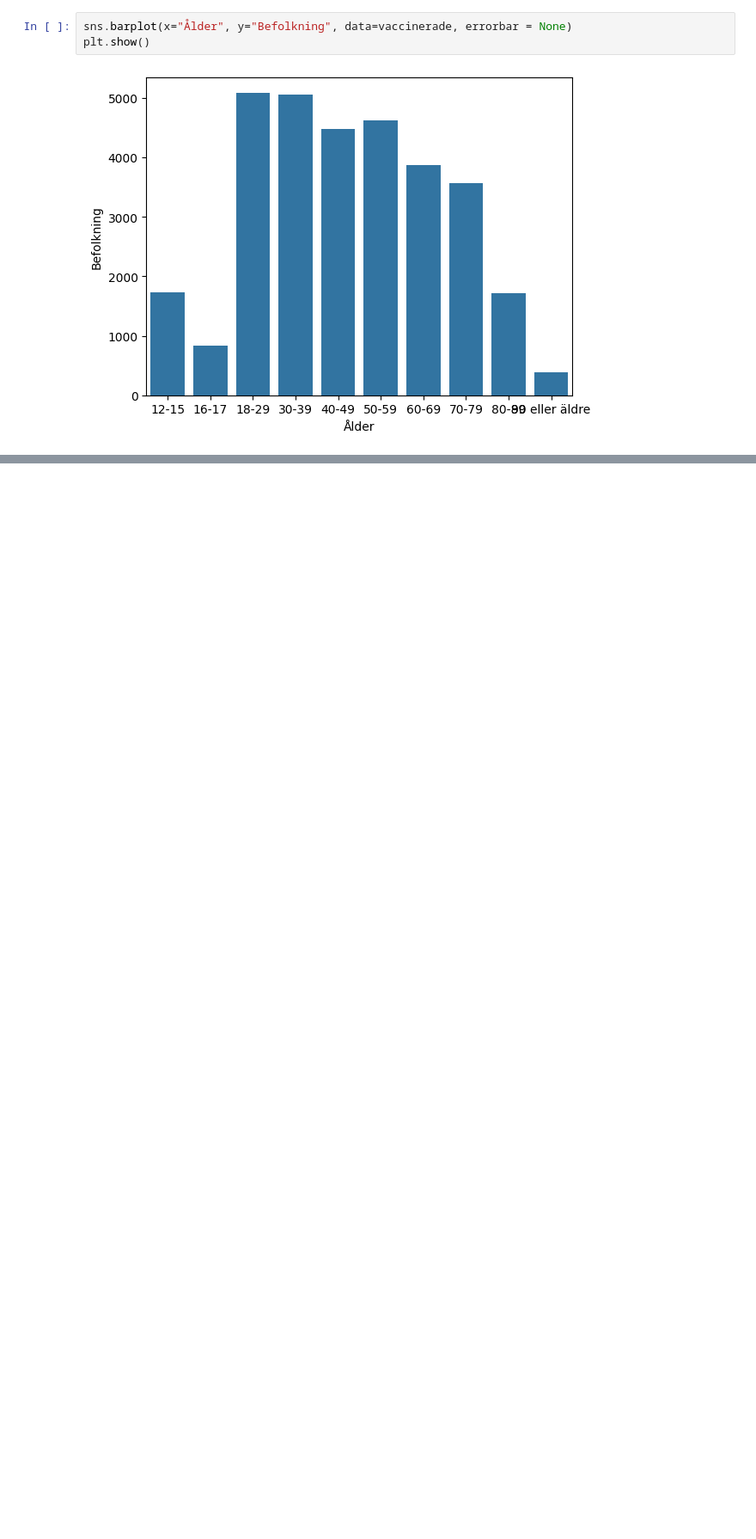
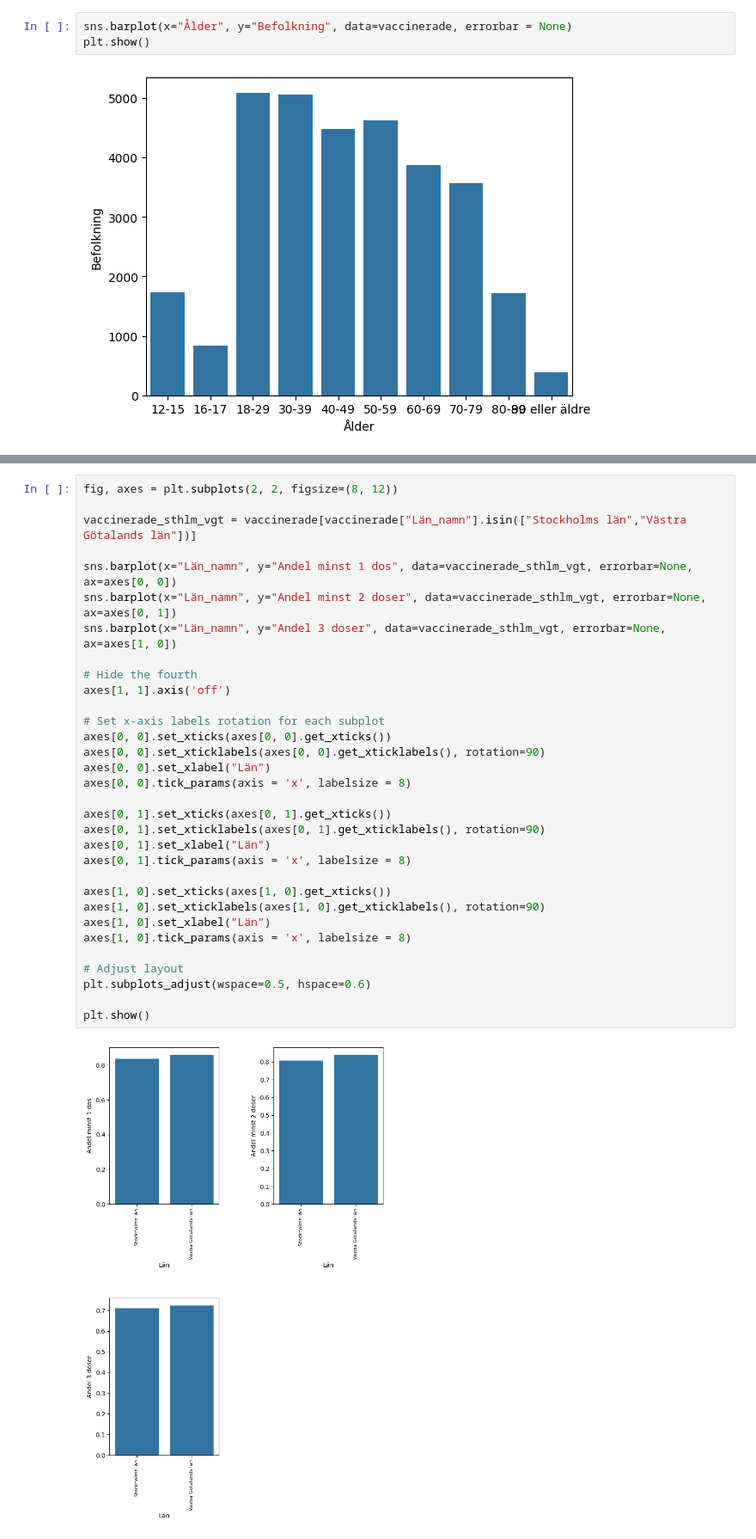
Before and after one commit to yomo001/databehandling-YOUNIS-MOUSSAVI, a Jupyter notebook: Laboration/lab1_uppgift2.ipynb, the cells around one changed output, grey strips where cells are left out. Shown at 86% size. Cells and saved outputs as stored; diff of their text form; blank space fills up the shorter version.

```diff
--- a/Laboration/lab1_uppgift2.ipynb
+++ b/Laboration/lab1_uppgift2.ipynb
@@ -90 +159,35 @@ plt.show()
+# %%
+fig, axes = plt.subplots(2, 2, figsize=(8, 12))
+
+vaccinerade_sthlm_vgt = vaccinerade[vaccinerade["Län_namn"].isin(["Stockholms län","Västra Götalands län"])]
+
+sns.barplot(x="Län_namn", y="Andel minst 1 dos", data=vaccinerade_sthlm_vgt, errorbar=None, ax=axes[0, 0])
+sns.barplot(x="Län_namn", y="Andel minst 2 doser", data=vaccinerade_sthlm_vgt, errorbar=None, ax=axes[0, 1])
+sns.barplot(x="Län_namn", y="Andel 3 doser", data=vaccinerade_sthlm_vgt, errorbar=None, ax=axes[1, 0])
+
+# Hide the fourth
+axes[1, 1].axis('off')
+
+# Set x-axis labels rotation for each subplot
+axes[0, 0].set_xticks(axes[0, 0].get_xticks())
+axes[0, 0].set_xticklabels(axes[0, 0].get_xticklabels(), rotation=90)
+axes[0, 0].set_xlabel("Län")
+axes[0, 0].tick_params(axis = 'x', labelsize = 8)
+
+axes[0, 1].set_xticks(axes[0, 1].get_xticks())
+axes[0, 1].set_xticklabels(axes[0, 1].get_xticklabels(), rotation=90)
+axes[0, 1].set_xlabel("Län")
+axes[0, 1].tick_params(axis = 'x', labelsize = 8)
+
+axes[1, 0].set_xticks(axes[1, 0].get_xticks())
+axes[1, 0].set_xticklabels(axes[1, 0].get_xticklabels(), rotation=90)
+axes[1, 0].set_xlabel("Län")
+axes[1, 0].tick_params(axis = 'x', labelsize = 8)
+
+# Adjust layout
+plt.subplots_adjust(wspace=0.5, hspace=0.6)
+
+plt.show()
+# %% [output]
+[figure, added]
 # %%
```
Also changed, not shown: parts of 6 cells of this notebook.
